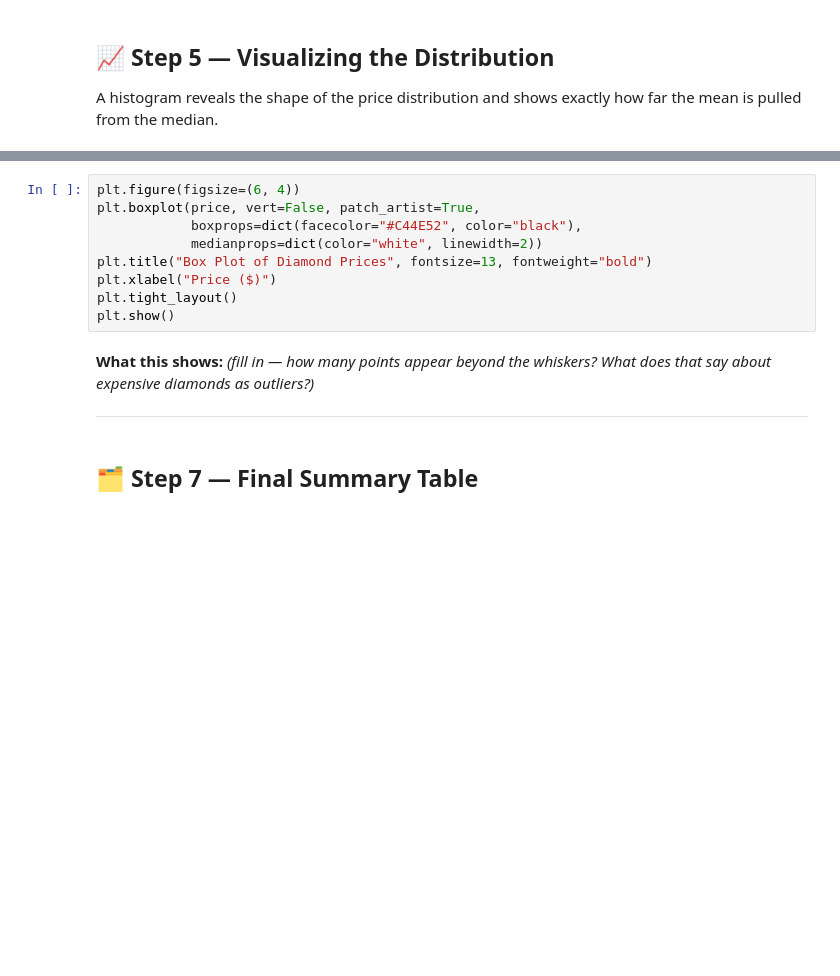
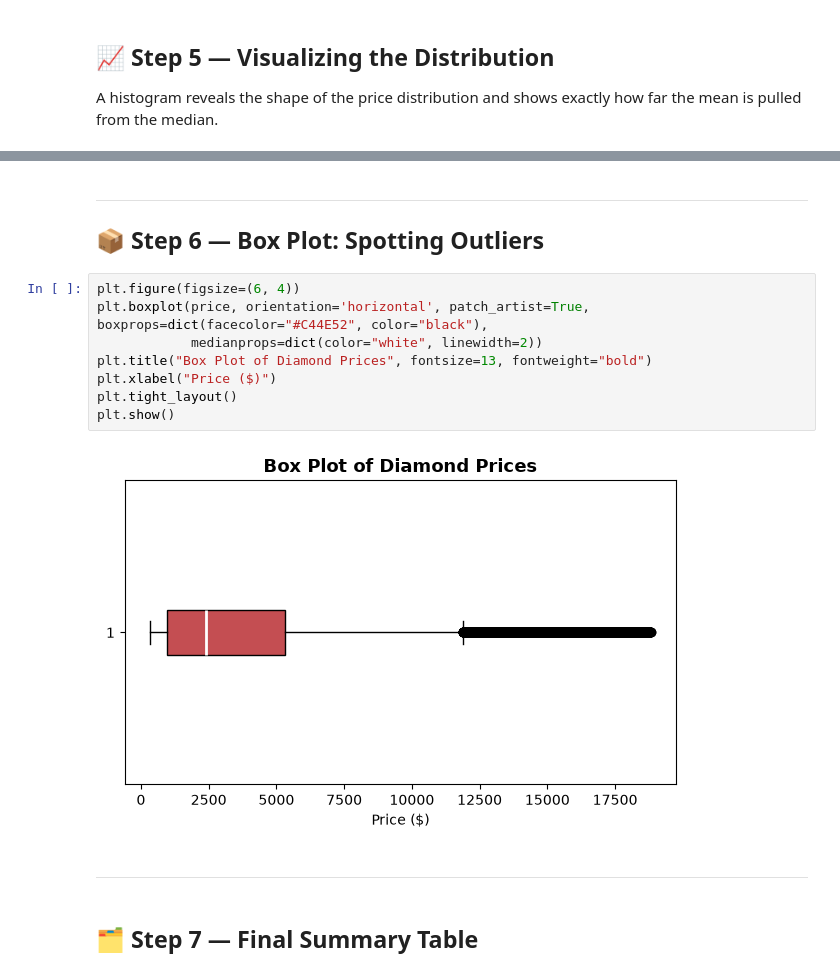
Before and after one commit to zyanshwarb-hue/binx-ai-ml-internship-, a Jupyter notebook: week2/day1/day1_extra_practice_diamonds.ipynb, the cells around one changed output, grey strips where cells are left out. Drawn from its saved outputs; the diff is of its cells as text; blank space fills up the shorter version.

```diff
--- a/week2/day1/day1_extra_practice_diamonds.ipynb
+++ b/week2/day1/day1_extra_practice_diamonds.ipynb
@@ -131,17 +155,22 @@ apart the mean and median lines are.)*
+# %% [markdown]
+
+
+---
+
+## 📦 Step 6 — Box Plot: Spotting Outliers
 # %%
 plt.figure(figsize=(6, 4))
-plt.boxplot(price, vert=False, patch_artist=True,
-            boxprops=dict(facecolor="#C44E52", color="black"),
+plt.boxplot(price, orientation='horizontal', patch_artist=True,            boxprops=dict(facecolor="#C44E52", color="black"),
             medianprops=dict(color="white", linewidth=2))
 plt.title("Box Plot of Diamond Prices", fontsize=13, fontweight="bold")
 plt.xlabel("Price ($)")
 plt.tight_layout()
 plt.show()
+# %% [output]
+[figure, added]
-# %% [markdown]
-**What this shows:** *(fill in — how many points appear beyond the whiskers? What does that say
-about expensive diamonds as outliers?)*
-
----
+# %% [markdown]
+
+---
 # %% [markdown]
 ## 🗂️ Step 7 — Final Summary Table
 # %%
```
Also changed, not shown: parts of 17 cells of this notebook.
